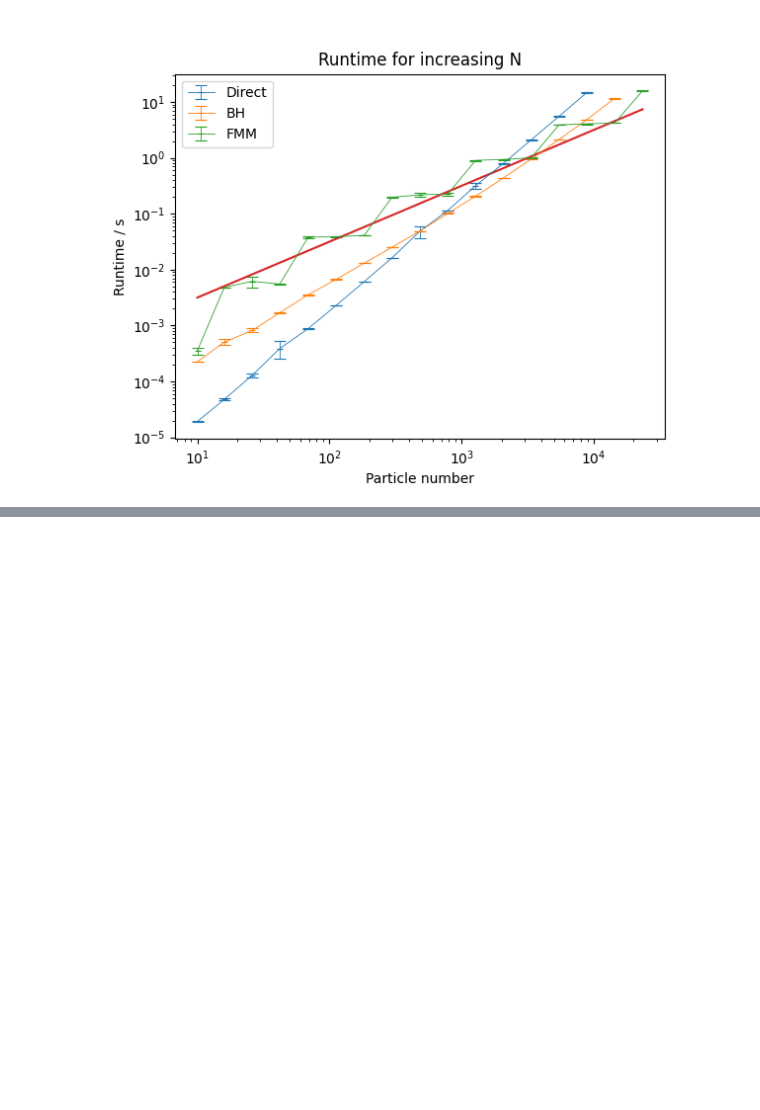
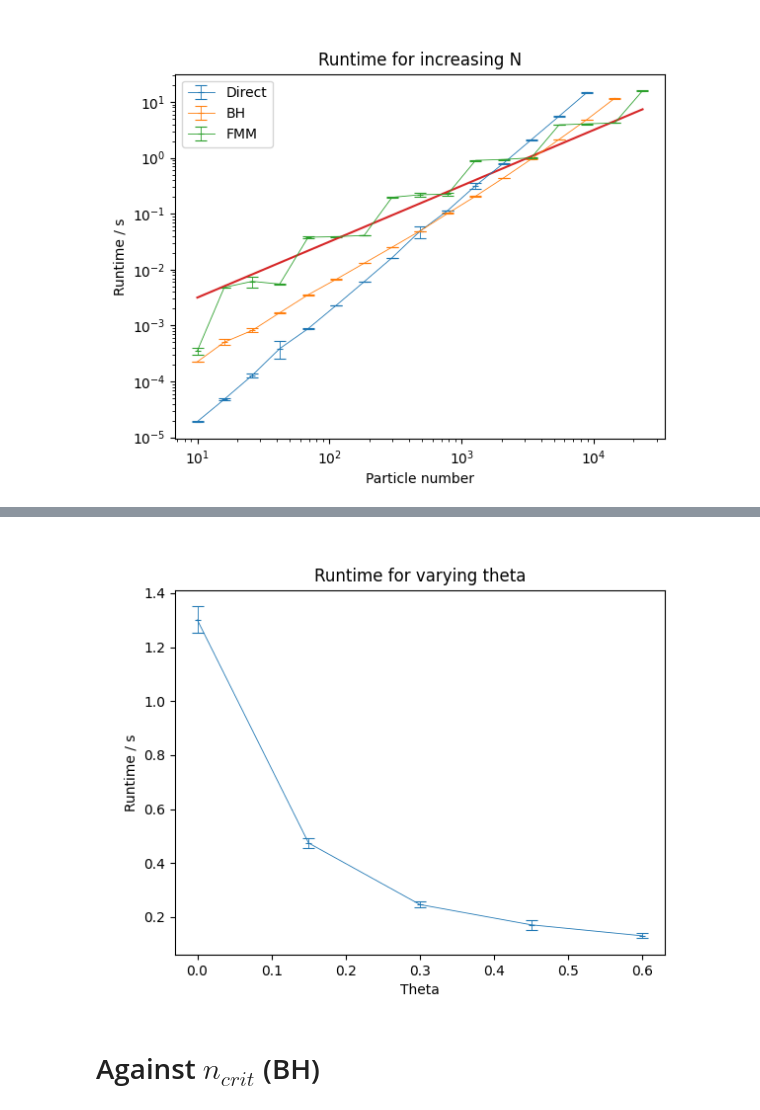
Before and after one commit to Part-II-Computational-Physics/hierarchical-methods-lb880, a Jupyter notebook: time_test.ipynb, the cells around one changed output, grey strips where cells are left out. Cells and saved outputs as stored; diff of their text form; code cells hidden in the pictures; blank space fills up the shorter version.

Commit message:
More times

```diff
--- a/time_test.ipynb
+++ b/time_test.ipynb
@@ -90,0 +95,18 @@ plt.show()
+# %%
+particle_num = 1000
+particles = [general.Particle(mass_like=True) for _ in range(particle_num)]
+
+thetas = np.linspace(0, 0.6, 5)
+n_crit = 2
+
+bh_times_theta = []
+bh_done = False
+
+for theta in thetas:
+    print(f'Theta: {theta}')
+    if not bh_done:
+        bh_method = bh.BH(particles, theta, n_crit)
+        bh_time = %timeit -o bh_method.do_bh(zero_potentials=True)
+        bh_times_theta.append(bh_time)
+        if bh_time.average > 10:
+            bh_done = True
@@ -90,0 +124,19 @@ plt.show()
+# %%
+bh_avgs_theta = [time.average for time in bh_times_theta]
+bh_stdvs_theta = [time.stdev for time in bh_times_theta]
+# %%
+fig, ax = plt.subplots()
+
+ax.errorbar(thetas[:len(bh_avgs_theta)],  bh_avgs_theta,  bh_stdvs_theta,  fmt='_-',
+            markersize=4, capsize=4, markeredgewidth=.8, linewidth=.6,
+            label='Theta')
+
+ax.set_xlabel("Theta")
+ax.set_ylabel("Runtime / s")
+ax.set_title("Runtime for varying theta")
+
+plt.show()
+# %% [output]
+[figure, added]
+# %% [markdown]
+# Against $n_{crit}$ (BH)
```
Also changed, not shown: parts of 10 cells of this notebook, 1 other file.
